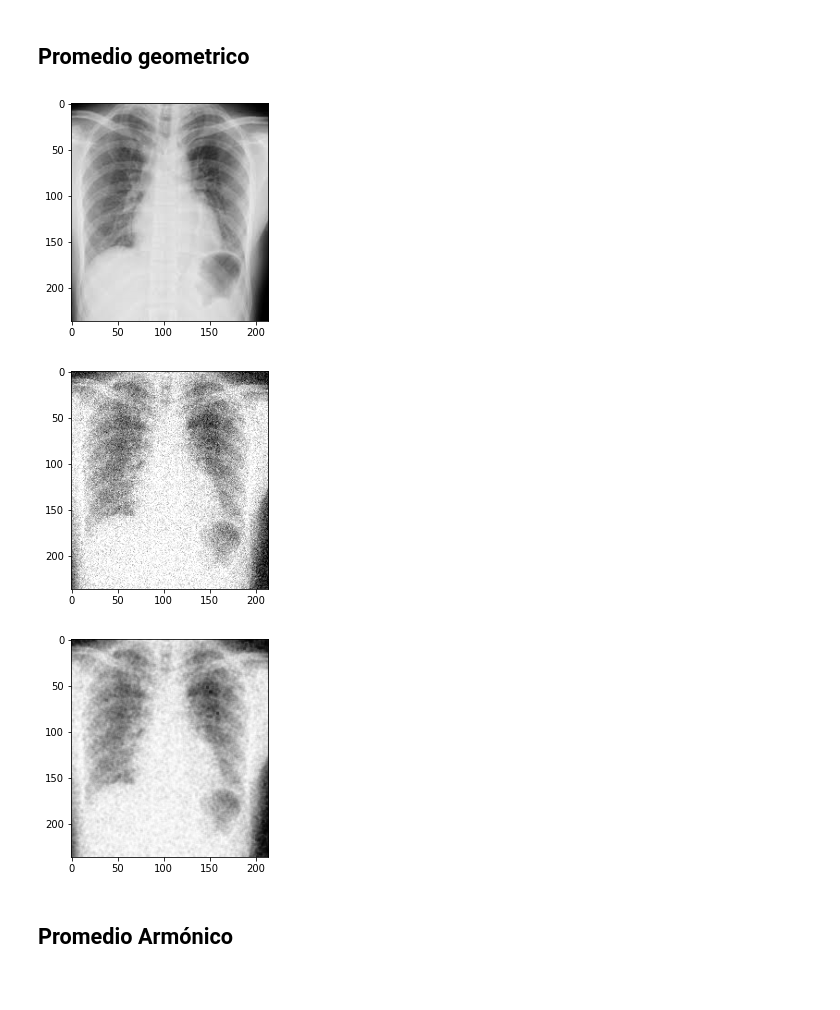
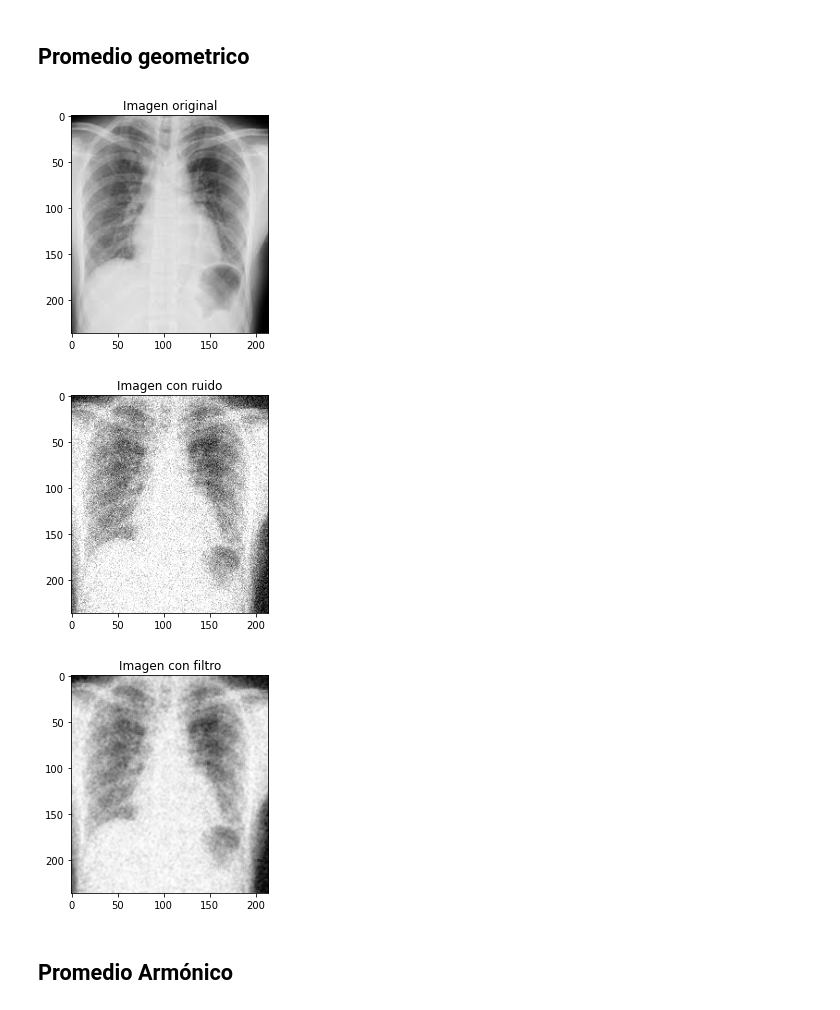
Before and after one commit to Jglez2330/Catalogo-PAID, a Jupyter notebook: Catalogo 2/Restauración de Imágenes/Restauración de Imágenes.ipynb, the cells around one changed output. Cells and saved outputs as stored; diff of their text form; code cells hidden in the pictures.

```diff
--- a/Catalogo 2/Restauración de Imágenes/Restauración de Imágenes.ipynb
+++ b/Catalogo 2/Restauración de Imágenes/Restauración de Imágenes.ipynb
@@ -22,38 +40,22 @@ def mean_filter(imagen, kernel_size):
 import cv2
 import matplotlib.pyplot as plt
 
-img_path = "./Imagenes/baby_yoda.jpg"
+img_path = "./Imagenes/T.jpeg"
 
 image = cv2.imread(img_path, cv2.IMREAD_GRAYSCALE)
 [m, n] = image.shape
-noise = np.random.normal(loc = 30, scale = 60, size = (m,n))
 
-image_with_noise = image + noise
+
 kernel_size = (3,3)
 
-filtered_image = mean_filter(image_with_noise, kernel_size)
+filtered_image = mean_filter(image, kernel_size)
 
 
-#fig, axs = plt.subplots(1, 4)
-#plt.imshow(image, cmap='gray', vmin=0, vmax=255)
-"""
-axs[0].imshow(image, cmap='gray')
-axs[0].set_title('Imagen Original')
-
-axs[1].imshow(noise, cmap='gray', vmin=0, vmax=255)
-axs[1].set_title('Ruido')
-
-axs[2].imshow(image_with_noise, cmap='gray', vmin=0, vmax=255)
-axs[2].set_title('Imagen con ruido')"""
 plt.imshow(image, cmap='gray', vmin=0, vmax=255)
-"""axs[3].imshow(filtered_image, cmap='gray', vmin=0, vmax=255)
-axs[3].set_title('Imagen Modificada')"""
-plt.show()
-
-
-plt.imshow(image_with_noise, cmap='gray', vmin=0, vmax=255)
+plt.title("Imagen original")
 plt.show()
 
 plt.imshow(filtered_image, cmap='gray', vmin=0, vmax=255)
+plt.title("Imagen con filtro")
 plt.show()
 # %% [output]
@@ -102,45 +103,34 @@ def geometric_mean_filter_aux(Imagen, window, coordena_x, coordena_y):
 # %%
 import cv2
 import matplotlib.pyplot as plt
 
 img_path = "./Imagenes/chest.jpg"
 
 image = cv2.imread(img_path, cv2.IMREAD_GRAYSCALE)
 [m, n] = image.shape
 noise = np.random.normal(loc = 30, scale = 30, size = (m,n))
 
 image_with_noise = image + noise
 kernel_size = (3,3)
 
 image_with_noise = np.float32(image_with_noise).clip(0, 255)
 filtered_image = geometric_mean_filter(image_with_noise, kernel_size)
 
-
-#fig, axs = plt.subplots(1, 4)
-#plt.imshow(image, cmap='gray', vmin=0, vmax=255)
-"""
-axs[0].imshow(image, cmap='gray')
-axs[0].set_title('Imagen Original')
-
-axs[1].imshow(noise, cmap='gray', vmin=0, vmax=255)
-axs[1].set_title('Ruido')
-
-axs[2].imshow(image_with_noise, cmap='gray', vmin=0, vmax=255)
-axs[2].set_title('Imagen con ruido')"""
 plt.imshow(image, cmap='gray', vmin=0, vmax=255)
-"""axs[3].imshow(filtered_image, cmap='gray', vmin=0, vmax=255)
-axs[3].set_title('Imagen Modificada')"""
+plt.title("Imagen original")
 plt.show()
 
 plt.imshow(image_with_noise, cmap='gray', vmin=0, vmax=255)
+plt.title("Imagen con ruido")
 plt.show()
 
 plt.imshow(filtered_image, cmap='gray', vmin=0, vmax=255)
+plt.title("Imagen con filtro")
 plt.show()
 # %% [output]
-[figure, old version]
+[figure, new version]
-[figure, old version]
+[figure, new version]
-[figure, old version]
+[figure, new version]
 # %% [markdown]
 ## Promedio Armónico
 # %%
```
Also changed, not shown: parts of 2 cells of this notebook, 13 other files.
